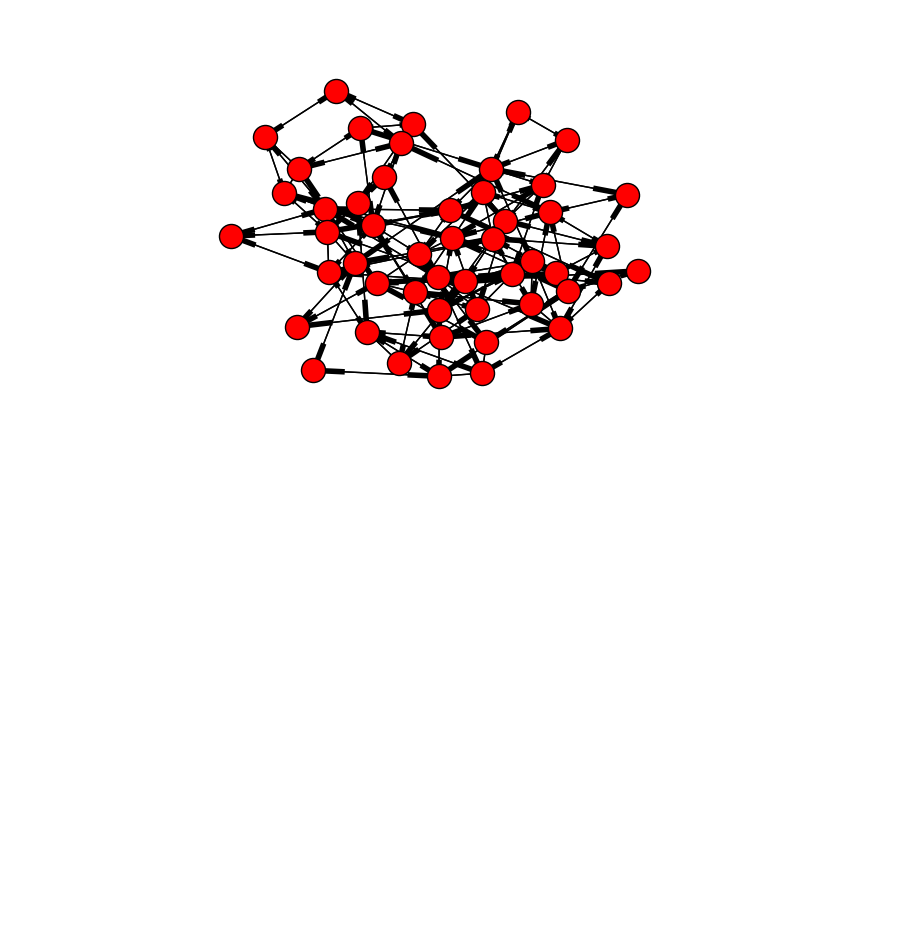
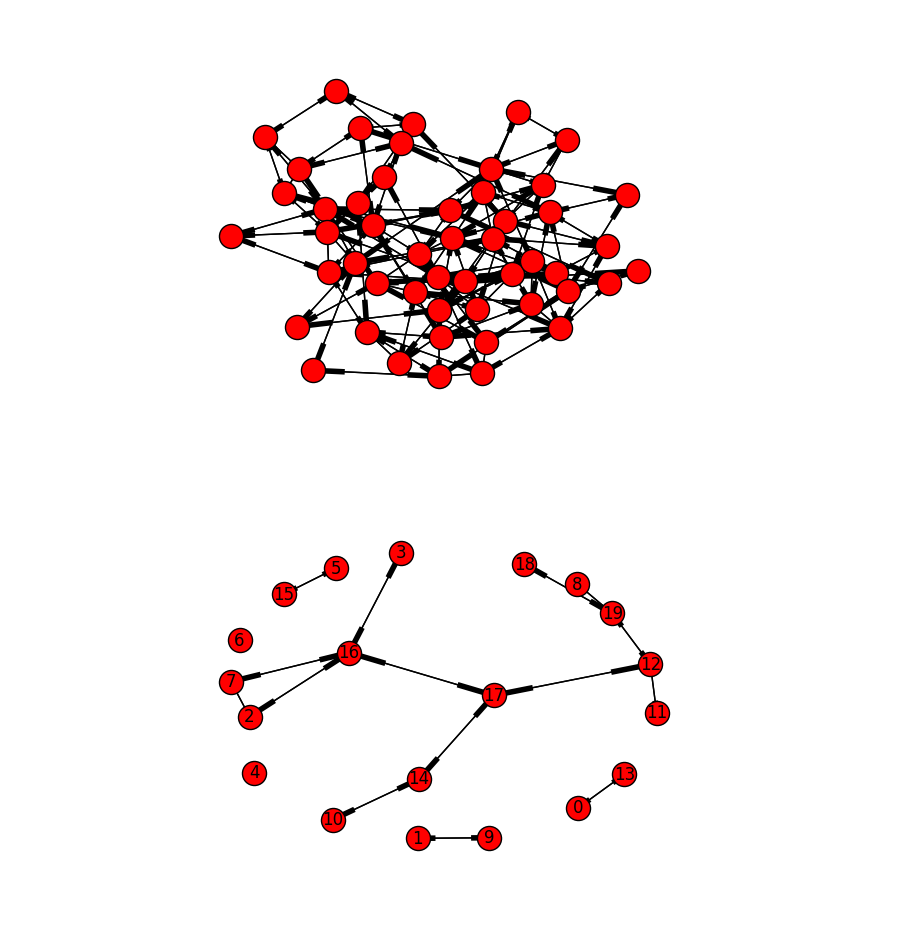
Before and after one commit to SubhankarGhosh/NetworkX, a Jupyter notebook: Trials.ipynb, the cells around one changed output. Drawn from its saved outputs; the diff is of its cells as text; code cells hidden in the pictures; blank space fills up the shorter version.

```diff
--- a/Trials.ipynb
+++ b/Trials.ipynb
@@ -153,0 +167,7 @@ nx.draw(Z)
+# %%
+G = nx.gnp_random_graph(20 , 0.1, seed=5001)
+G = G.to_directed()
+# %%
+nx.draw(G, with_labels=True)
+# %% [output]
+[figure, added]
```
Also changed, not shown: parts of 6 cells of this notebook, 1 other file.
